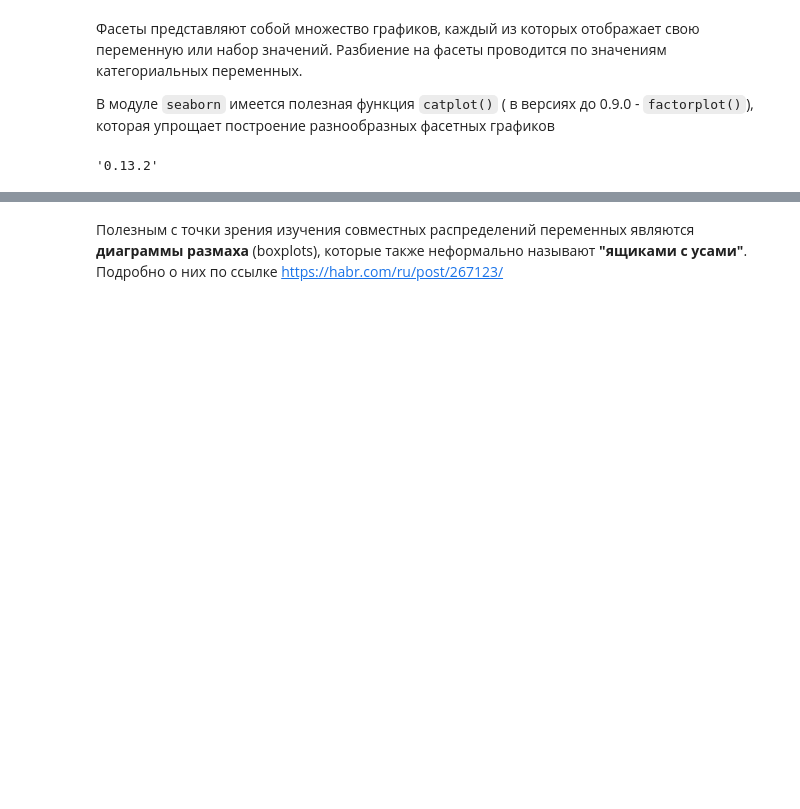
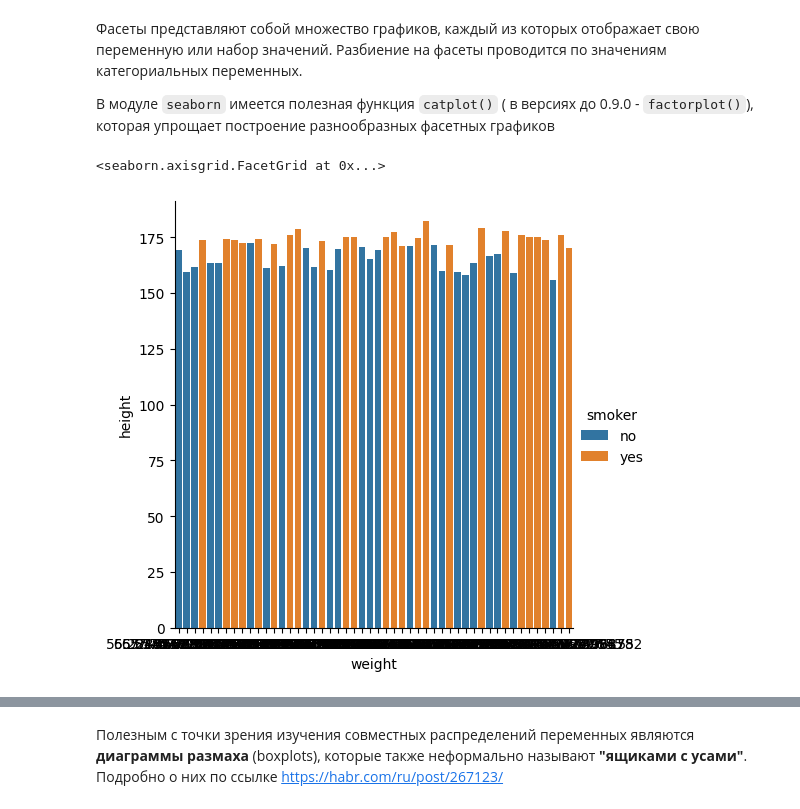
Before and after one commit to DaniilPominov/data_science, a Jupyter notebook: src/lab4/lab4-part2-Pominov.ipynb, the cells around one changed output, grey strips where cells are left out. Saved outputs shown, nothing was run; the diff lists cells and outputs as text; code cells hidden in the pictures; blank space fills up the shorter version.

```diff
--- a/src/lab4/lab4-part2-Pominov.ipynb
+++ b/src/lab4/lab4-part2-Pominov.ipynb
@@ -245,9 +245,10 @@ my_df[['weight','height']].plot.density(figsize=(10, 3))# ядерная оце
 # %%
 import seaborn as sns
 sns.__version__
-#sns.catplot(data=my_df, x='weight', y='height', hue='smoker', kind='bar')
+sns.catplot(data=my_df, x='weight', y='height', hue='smoker', kind='bar')
 # %% [output]
-'0.13.2'
+<seaborn.axisgrid.FacetGrid at 0x...>
+[figure, added]
 # %%
 sns.catplot(data=my_df, x='gender', y='height',  kind='bar', hue='smoker')
 # %% [output]
```
Also changed, not shown: parts of 11 cells of this notebook, 3 other files.
